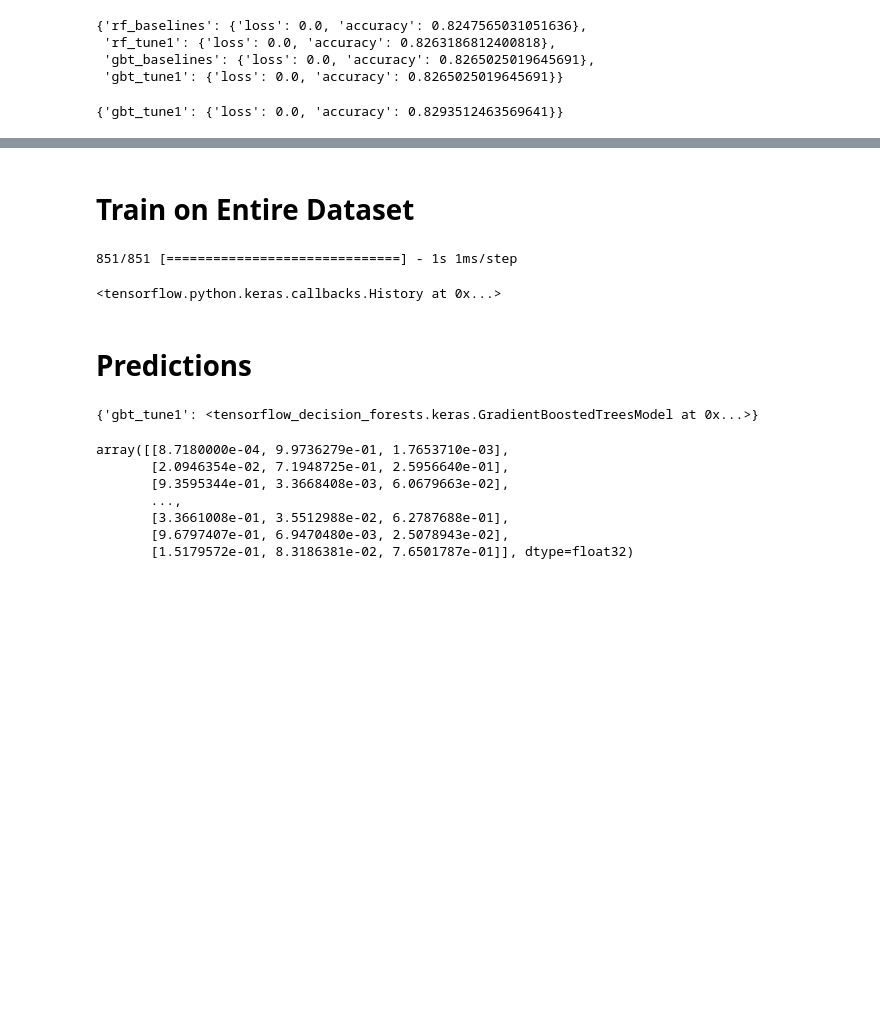
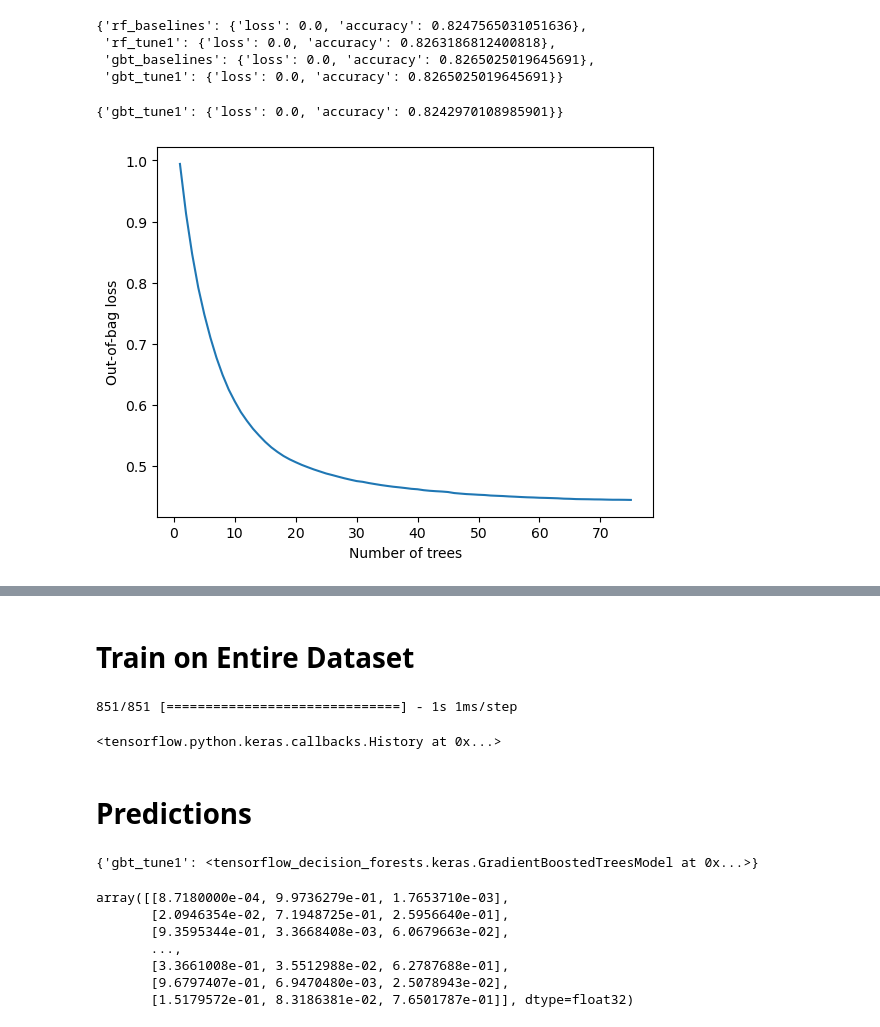
Before and after one commit to ageofneil/kaggle, a Jupyter notebook: sliced_s01e10/model.ipynb, the cells around one changed output, grey strips where cells are left out. Drawn from its saved outputs; the diff is of its cells as text; code cells hidden in the pictures; blank space fills up the shorter version.

```diff
--- a/sliced_s01e10/model.ipynb
+++ b/sliced_s01e10/model.ipynb
@@ -110,6 +110,7 @@ def nlp_transforms(dataset):
     dataset['num_colors'] = dataset['color'].str.split('/').str.len()
     dataset['color_one'] = dataset['color'].apply(lambda x: x.split('/')[0])
     dataset['color_two'] = dataset['color'].apply(lambda x: x.split('/')[1] if len(x.split('/')) > 1 else 'None')
+    dataset['color_two'] = np.where(dataset['color_two'] == 'None', dataset['color_one'],dataset['color_two'])
 
     dataset['color_one'] = dataset['color_one'].str.replace('/',' ')
     dataset['color_one'] = [' '.join([item for item in x.split()
@@ -129,6 +130,8 @@ def nlp_transforms(dataset):
     dataset['breed_one'] = dataset['breed'].apply(lambda x: x.split('/')[0])
     dataset['breed_two'] = dataset['breed'].apply(lambda x: x.split('/')[1] if len(x.split('/')) ==2 else 'None')
     dataset['breed_three'] = dataset['breed'].apply(lambda x: x.split('/')[2] if len(x.split('/')) ==3 else 'None')
+    dataset['breed_two'] = np.where(dataset['breed_two'] == 'None', dataset['breed_one'],dataset['breed_two'])
+    dataset['breed_three'] = np.where(dataset['breed_three'] == 'None', dataset['breed_one'],dataset['breed_three'])
 
     dataset['num_breed'] = dataset['breed'].str.split('/').str.len()
     dataset['mixed'] = np.where(dataset['breed'].str.contains('mix'), 1,0)
@@ -195,10 +214,10 @@ predictions = tfdf.keras.pd_dataframe_to_tf_dataset(test)
 # %%
 # A more complex, but possibly, more accurate model.
 models = {
-    'rf_baselines': tfdf.keras.RandomForestModel(),
-    'rf_tune1': tfdf.keras.RandomForestModel(hyperparameter_template="benchmark_rank1"),
-    'gbt_baselines': tfdf.keras.GradientBoostedTreesModel(),
-    'gbt_tune1': tfdf.keras.GradientBoostedTreesModel()
+    #'rf_baselines': tfdf.keras.RandomForestModel(),
+    #'rf_tune1': tfdf.keras.RandomForestModel(hyperparameter_template="benchmark_rank1"),
+    #'gbt_baselines': tfdf.keras.GradientBoostedTreesModel(),
+    'gbt_tune1': tfdf.keras.GradientBoostedTreesModel(hyperparameter_template="benchmark_rank1")
     }
 
 evaluation = {}
@@ -226,4 +242,14 @@ evaluation
 # %%
 evaluation
 # %% [output]
-{'gbt_tune1': {'loss': 0.0, 'accuracy': 0.8293512463569641}}
+{'gbt_tune1': {'loss': 0.0, 'accuracy': 0.8242970108985901}}
+# %%
+import matplotlib.pyplot as plt
+
+logs = models['gbt_tune1'].make_inspector().training_logs()
+plt.plot([log.num_trees for log in logs], [log.evaluation.loss for log in logs])
+plt.xlabel("Number of trees")
+plt.ylabel("Out-of-bag loss")
+plt.show()
+# %% [output]
+[figure, added]
```
Also changed, not shown: parts of 3 cells of this notebook, 6 other files.
